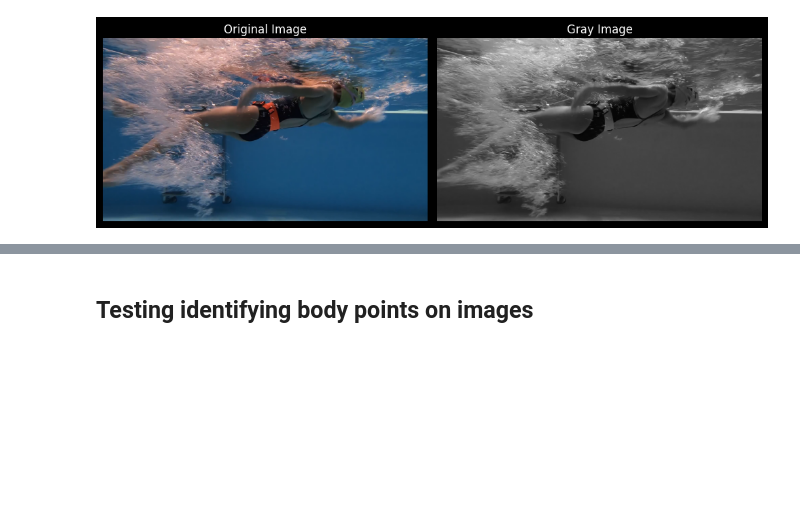
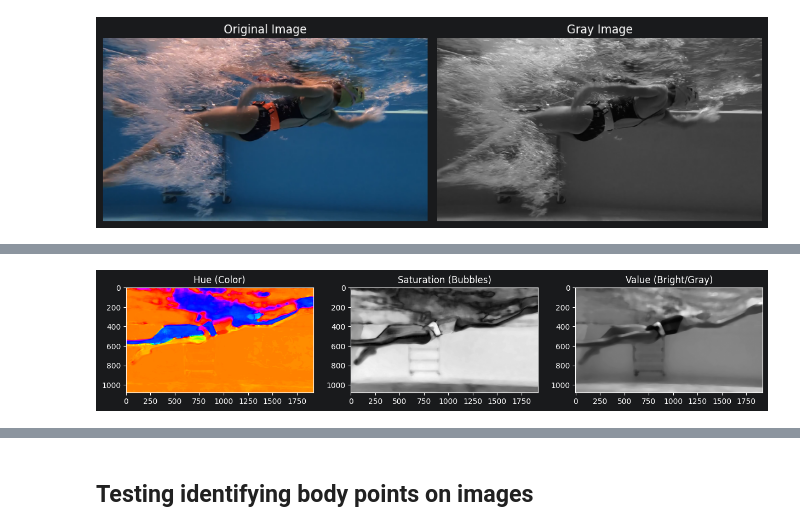
Before and after one commit to wayne1997/swimming_video_analysis_project, a Jupyter notebook: notebooks/swimmer_underwater_fixed_camera.ipynb, the cells around one changed output, grey strips where cells are left out. Saved outputs shown, nothing was run; the diff lists cells and outputs as text; code cells hidden in the pictures; blank space fills up the shorter version.

```diff
--- a/notebooks/swimmer_underwater_fixed_camera.ipynb
+++ b/notebooks/swimmer_underwater_fixed_camera.ipynb
@@ -26,6 +29,34 @@ def show_single_image(img, title: str, grid: str = 'off'):
     plt.imshow(img)
     plt.show()
 
+
+def show_two_img(img1, img2, title1: str, title2: str):
+
+    img1 = cv2.cvtColor(img1, cv2.COLOR_BGR2GRAY)
+    img2 = cv2.cvtColor(img1, cv2.COLOR_BGR2GRAY)
+
+    fig, axs = plt.subplots(1, 2, figsize=(15, 15))
+    axs[0].imshow(img1)
+    axs[0].set_title(title1)
+
+    axs[1].imshow(img2)
+    axs[1].set_title(title2)
+
+def show_single_hsv_img(h, s, v, title: str):
+    fig, axs = plt.subplots(1, 3, figsize=(15,15))
+
+    axs[0].imshow(h, cmap='hsv')
+    axs[0].set_title('Hue (Color)')
+
+    axs[1].imshow(s, cmap='gray')
+    axs[1].set_title('Saturation (Bubbles)')
+
+    axs[2].imshow(v, cmap='gray')
+    axs[2].set_title('Value (Bright/Gray)')
+
+    plt.show()
+
+
 def get_video_metadata(video_path: str) -> pd.DataFrame:
     video = cv2.VideoCapture('../data/input/GH017914.MP4')
     metadata = {
@@ -61,0 +106,6 @@ plt.show()
+# %%
+img_hsv = cv2.cvtColor(img_smooth, cv2.COLOR_BGR2HSV)
+img_h, img_s, img_v = cv2.split(img_hsv)
+show_single_hsv_img(img_h, img_s, img_v, 'Image HSV Color Space Decomposition')
+# %% [output]
+[figure, added]
```
Also changed, not shown: parts of 5 cells of this notebook, 1 other file.
